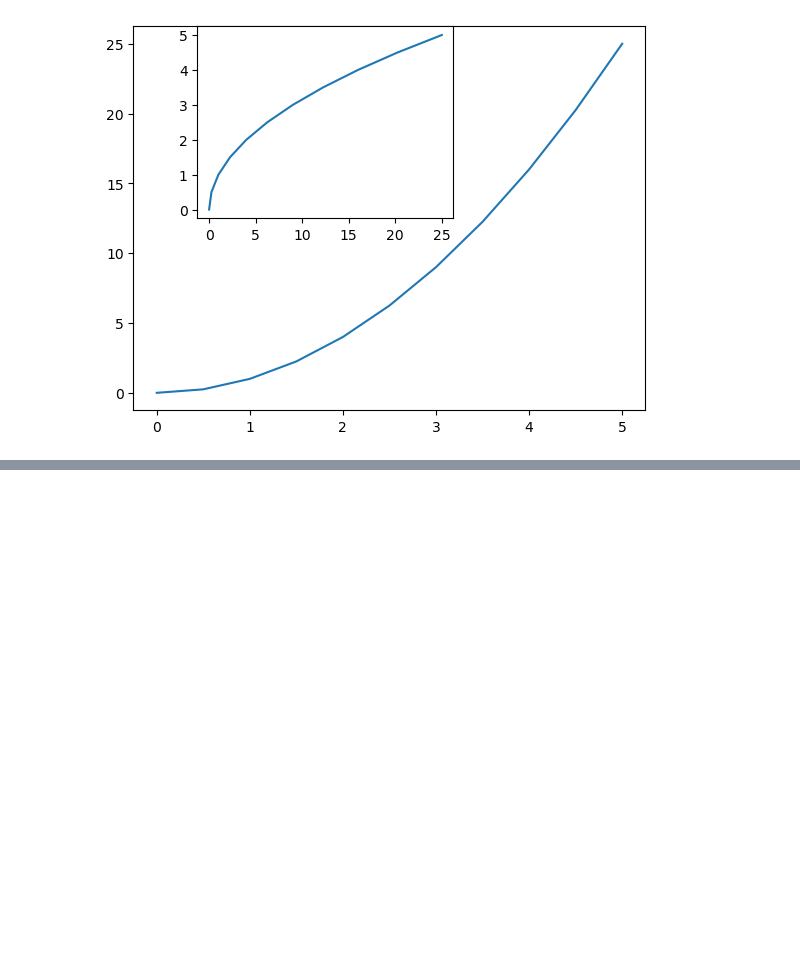
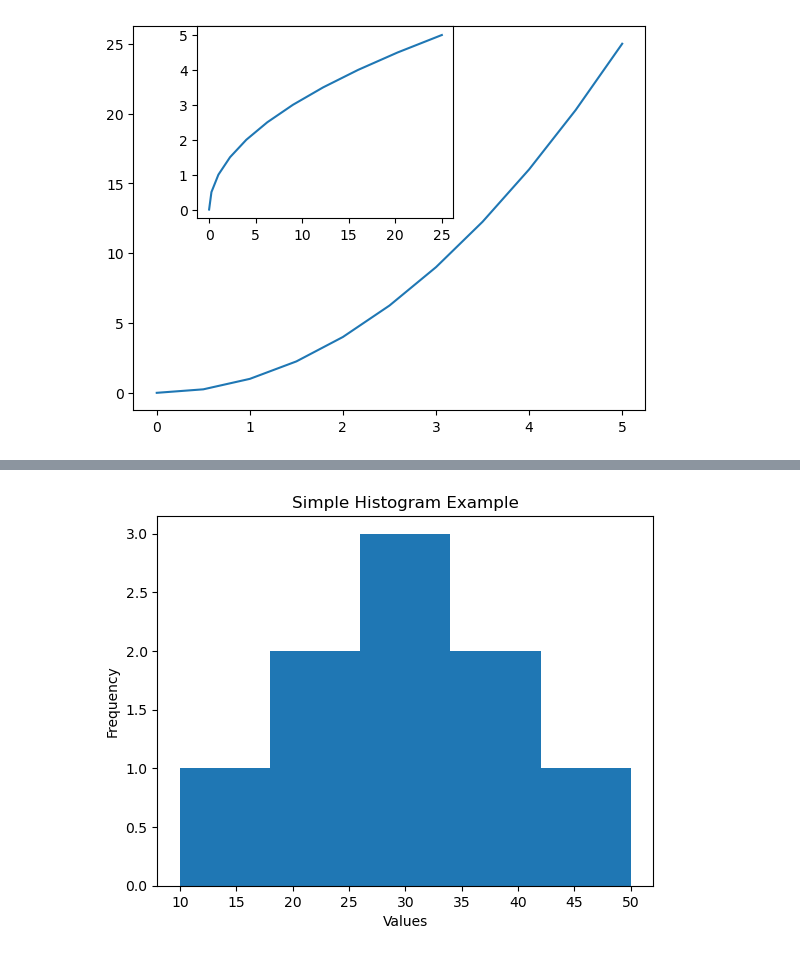
Before and after one commit to Arbaz1506/Data-Visualisation, a Jupyter notebook: Matplotlib.ipynb, the cells around one changed output, grey strips where cells are left out. Saved outputs shown, nothing was run; the diff lists cells and outputs as text; code cells hidden in the pictures; blank space fills up the shorter version.

```diff
--- a/Matplotlib.ipynb
+++ b/Matplotlib.ipynb
@@ -83,0 +91,14 @@ axis2.plot(y, x)
+# %%
+x = [10, 20, 20, 30, 30, 30, 40, 40, 50]
+y = [1, 2, 2, 3, 3, 3, 4, 4, 5]
+
+# Histogram using x values only
+plt.hist(x, bins=5)
+
+plt.xlabel("Values")
+plt.ylabel("Frequency")
+plt.title("Simple Histogram Example")
+
+plt.show()
+# %% [output]
+[figure, added]
```
Also changed, not shown: parts of 16 cells of this notebook, 3 other files.
